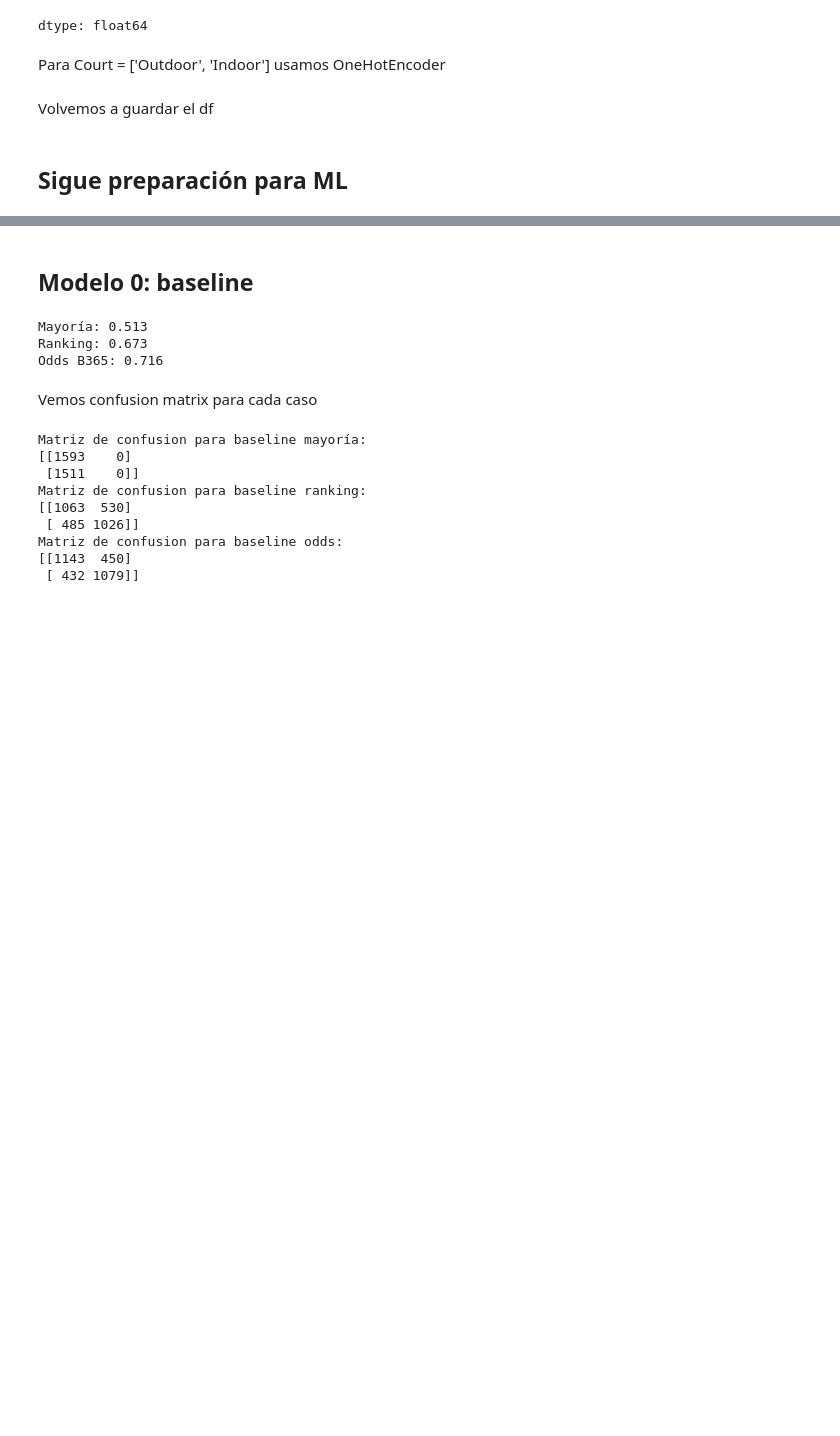
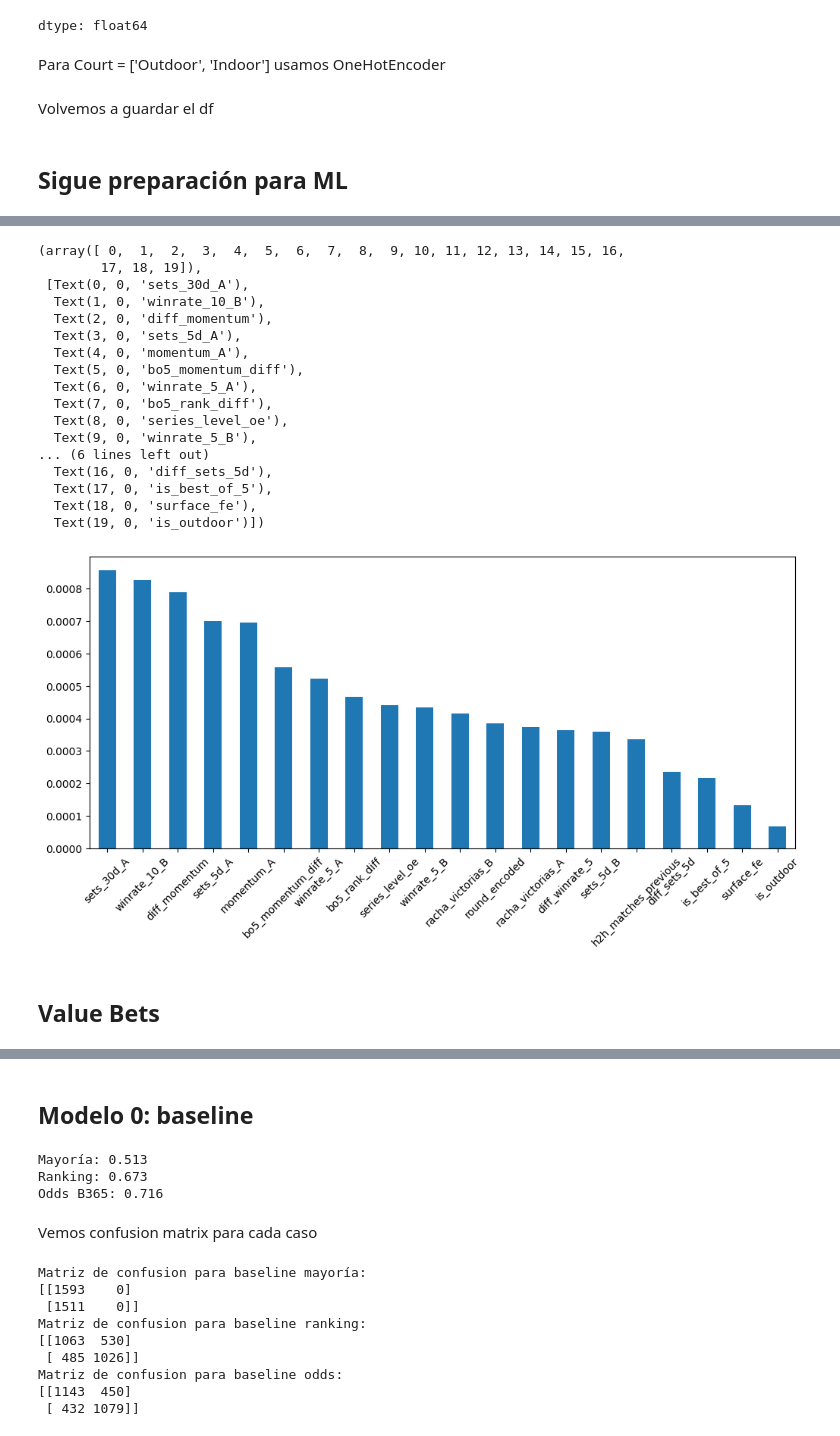
Before and after one commit to ichiP245/my-next-soderling, a Jupyter notebook: Notebooks/ModeloSoderling.ipynb, the cells around one changed output, grey strips where cells are left out. Saved outputs shown, nothing was run; the diff lists cells and outputs as text; code cells hidden in the pictures; blank space fills up the shorter version.

```diff
--- a/Notebooks/ModeloSoderling.ipynb
+++ b/Notebooks/ModeloSoderling.ipynb
@@ -163,0 +324,24 @@ X_train, X_test, y_train, y_test = train_test_split(X, y, train_size=0.8, random
+# %%
+importances.sort_values(ascending=False).tail(20).plot(kind='bar', figsize=(12, 5))
+plt.xticks(rotation=45)
+# %% [output]
+(array([ 0,  1,  2,  3,  4,  5,  6,  7,  8,  9, 10, 11, 12, 13, 14, 15, 16,
+        17, 18, 19]),
+ [Text(0, 0, 'sets_30d_A'),
+  Text(1, 0, 'winrate_10_B'),
+  Text(2, 0, 'diff_momentum'),
+  Text(3, 0, 'sets_5d_A'),
+  Text(4, 0, 'momentum_A'),
+  Text(5, 0, 'bo5_momentum_diff'),
+  Text(6, 0, 'winrate_5_A'),
+  Text(7, 0, 'bo5_rank_diff'),
+  Text(8, 0, 'series_level_oe'),
+  Text(9, 0, 'winrate_5_B'),
+... (6 lines left out)
+  Text(16, 0, 'diff_sets_5d'),
+  Text(17, 0, 'is_best_of_5'),
+  Text(18, 0, 'surface_fe'),
+  Text(19, 0, 'is_outdoor')])
+[figure, added]
+# %% [markdown]
+## Value Bets
```
Also changed, not shown: parts of 21 cells of this notebook.
